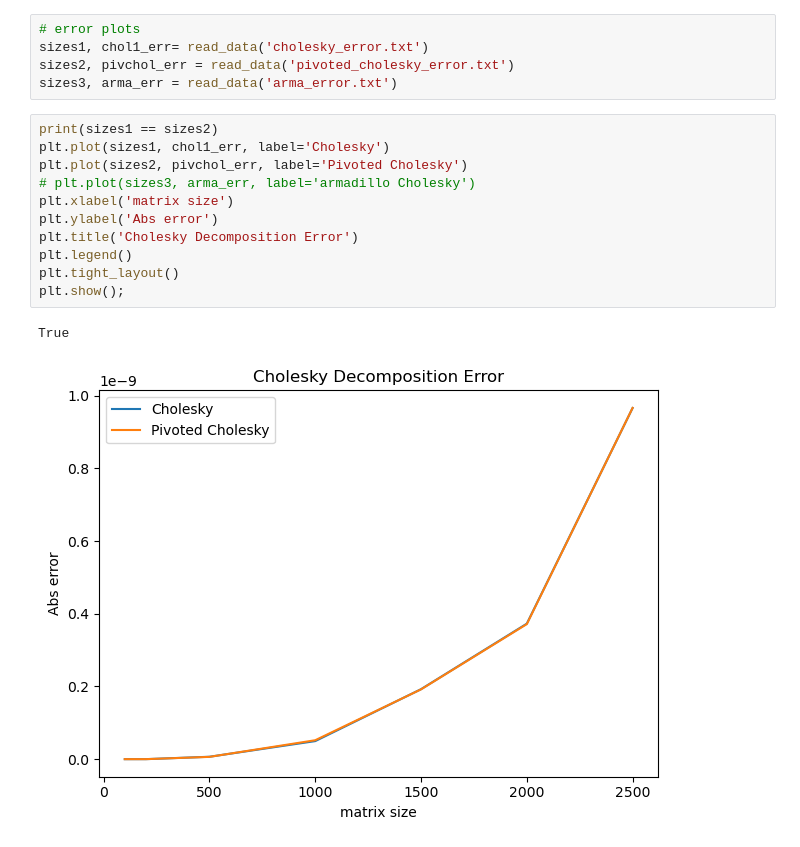
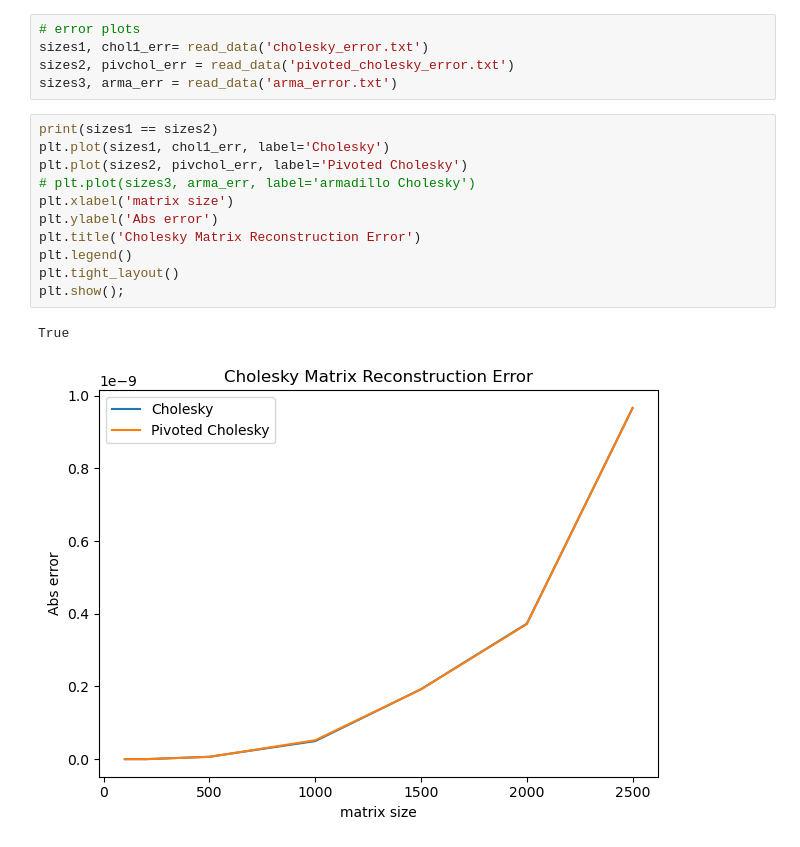
Before and after one commit to jaycee-pang/final_chem279, a Jupyter notebook: data/plots.ipynb, the cells around one changed output. Drawn from its saved outputs; the diff is of its cells as text.

```diff
--- a/data/plots.ipynb
+++ b/data/plots.ipynb
@@ -59,17 +59,17 @@ sizes3, arma_err = read_data('arma_error.txt')
 # %%
 print(sizes1 == sizes2)
 plt.plot(sizes1, chol1_err, label='Cholesky')
 plt.plot(sizes2, pivchol_err, label='Pivoted Cholesky')
 # plt.plot(sizes3, arma_err, label='armadillo Cholesky')
 plt.xlabel('matrix size')
 plt.ylabel('Abs error')
-plt.title('Cholesky Decomposition Error')
+plt.title('Cholesky Matrix Reconstruction Error')
 plt.legend()
 plt.tight_layout()
 plt.show();
 # %% [output]
 True
-[figure, old version]
+[figure, new version]
 # %%
 plt.plot(np.log(sizes1), np.log(chol1_err), label='Cholesky')
 plt.plot(np.log(sizes1), np.log(pivchol_err), label='Pivoted Cholesky')
```
Also changed, not shown: parts of 1 cell of this notebook, 6 other files.
